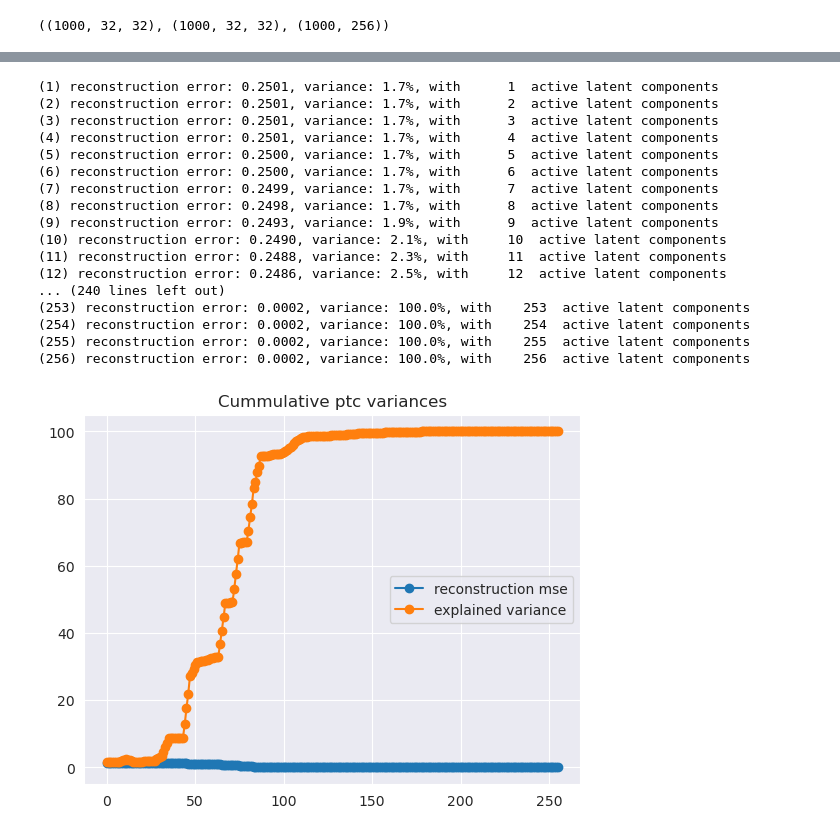
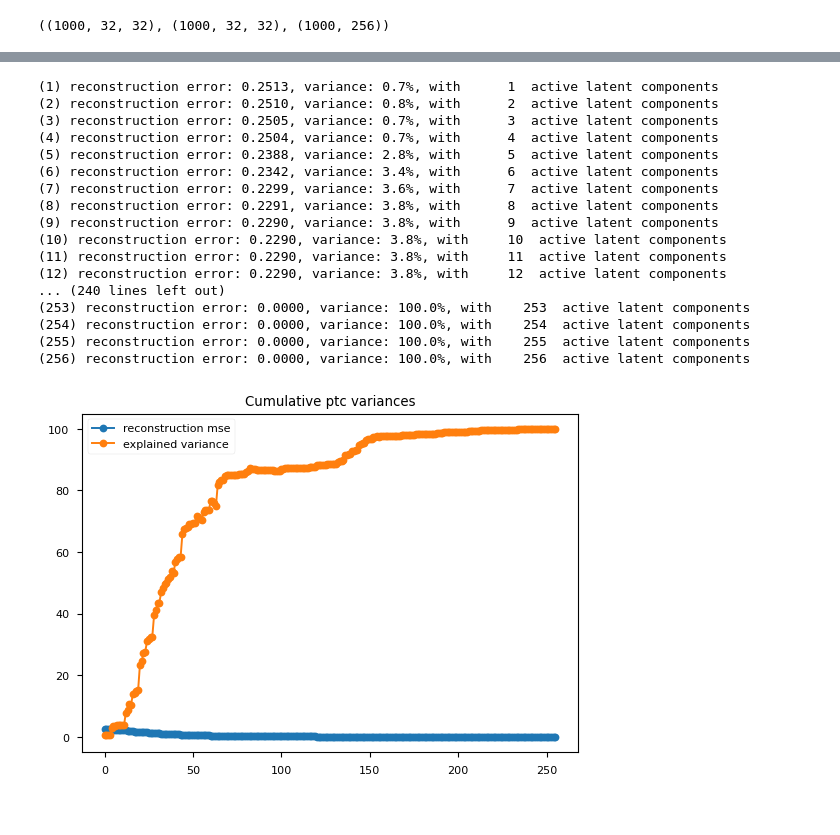
Before and after one commit to jamartinh/polcanet, a Jupyter notebook: examples/POLCANet.ipynb, the cells around one changed output, grey strips where cells are left out. Saved outputs shown, nothing was run; the diff lists cells and outputs as text; code cells hidden in the pictures.

```diff
--- a/examples/POLCANet.ipynb
+++ b/examples/POLCANet.ipynb
@@ -6,6 +6,10 @@
 # %%
 import ipywidgets as widgets
 import matplotlib.pyplot as plt
+#import scienceplots
+import seaborn
+#plt.style.use(['science', 'notebook'])
+plt.style.use("seaborn-v0_8-paper")
 import numpy as np
 
 import torch
@@ -317,0 +427,29 @@ PolcaNet(
+# %%
+latent_dim = 64
+encoder_conv = autoencoder_factory(
+    input_dim=M,
+    latent_dim=latent_dim,
+    hidden_dim=None,
+    num_layers=None,
+    autoencoder_type="conv2d",
+    seq_len=N,
+)
+
+
+decoder_conv = LinearDecoder(latent_dim=latent_dim*4,
+                             output_shape=data.shape[1:],
+                             hidden_dim=256,
+                             num_layers=3)
+
+
+model_conv = PolcaNet(
+    encoder=encoder_conv,
+    decoder=decoder_conv,
+    latent_dim = latent_dim*4,
+    alpha=0.1,  # ortgogonality loss
+    beta=1.0,  # variance sorting loss
+    gamma=1.0,  # variance reduction loss
+    device="cuda",
+    scaler = StandardScalerTorch(),
+)
+model
@@ -318,5 +474,5 @@ PolcaNet(
 # %%
-model.to_device("cuda:1")
-model.train_model(data=data, batch_size=512, num_epochs=10000, report_freq=10, lr=1e-3)
+model_conv.to("cuda")
+model_conv.train_model(data=data, batch_size=512, num_epochs=10000, report_freq=10, lr=1e-3)
 # %% [output]
 Final metrics at epoch: 9999
@@ -328,4 +484,4 @@ var: 0.0001286
 # %%
-model.train_model(data=data, batch_size=512, num_epochs=10000, report_freq=10, lr=1e-4)
+model_conv.train_model(data=data, batch_size=512, num_epochs=10000, report_freq=10, lr=1e-4)
 # %% [output]
 Final metrics at epoch: 9999
@@ -364,21 +508,21 @@ plot_stdev_pct(model)
 # %%
-plot_cumsum_variance(model, data)
+plot_cumsum_variance(model_conv, data)
 # %% [output]
-(1) reconstruction error: 0.2501, variance: 1.7%, with      1  active latent components
-(2) reconstruction error: 0.2501, variance: 1.7%, with      2  active latent components
-(3) reconstruction error: 0.2501, variance: 1.7%, with      3  active latent components
-(4) reconstruction error: 0.2501, variance: 1.7%, with      4  active latent components
-(5) reconstruction error: 0.2500, variance: 1.7%, with      5  active latent components
-(6) reconstruction error: 0.2500, variance: 1.7%, with      6  active latent components
-(7) reconstruction error: 0.2499, variance: 1.7%, with      7  active latent components
-(8) reconstruction error: 0.2498, variance: 1.7%, with      8  active latent components
-(9) reconstruction error: 0.2493, variance: 1.9%, with      9  active latent components
-(10) reconstruction error: 0.2490, variance: 2.1%, with     10  active latent components
-(11) reconstruction error: 0.2488, variance: 2.3%, with     11  active latent components
-(12) reconstruction error: 0.2486, variance: 2.5%, with     12  active latent components
+(1) reconstruction error: 0.2513, variance: 0.7%, with      1  active latent components
+(2) reconstruction error: 0.2510, variance: 0.8%, with      2  active latent components
+(3) reconstruction error: 0.2505, variance: 0.7%, with      3  active latent components
+(4) reconstruction error: 0.2504, variance: 0.7%, with      4  active latent components
+(5) reconstruction error: 0.2388, variance: 2.8%, with      5  active latent components
+(6) reconstruction error: 0.2342, variance: 3.4%, with      6  active latent components
+(7) reconstruction error: 0.2299, variance: 3.6%, with      7  active latent components
+(8) reconstruction error: 0.2291, variance: 3.8%, with      8  active latent components
+(9) reconstruction error: 0.2290, variance: 3.8%, with      9  active latent components
+(10) reconstruction error: 0.2290, variance: 3.8%, with     10  active latent components
+(11) reconstruction error: 0.2290, variance: 3.8%, with     11  active latent components
+(12) reconstruction error: 0.2290, variance: 3.8%, with     12  active latent components
 ... (240 lines left out)
-(253) reconstruction error: 0.0002, variance: 100.0%, with    253  active latent components
-(254) reconstruction error: 0.0002, variance: 100.0%, with    254  active latent components
-(255) reconstruction error: 0.0002, variance: 100.0%, with    255  active latent components
-(256) reconstruction error: 0.0002, variance: 100.0%, with    256  active latent components
+(253) reconstruction error: 0.0000, variance: 100.0%, with    253  active latent components
+(254) reconstruction error: 0.0000, variance: 100.0%, with    254  active latent components
+(255) reconstruction error: 0.0000, variance: 100.0%, with    255  active latent components
+(256) reconstruction error: 0.0000, variance: 100.0%, with    256  active latent components
-[figure, old version]
+[figure, new version]
```
Also changed, not shown: parts of 39 cells of this notebook, 5 other files.
